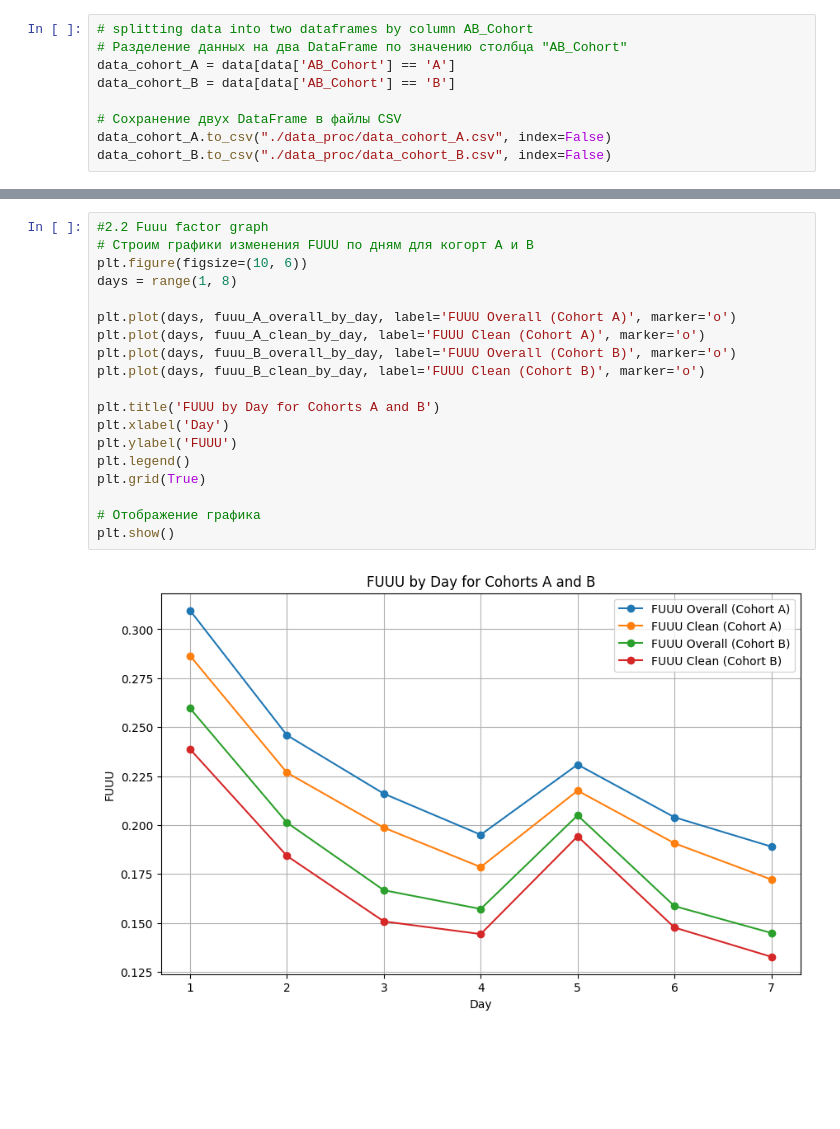
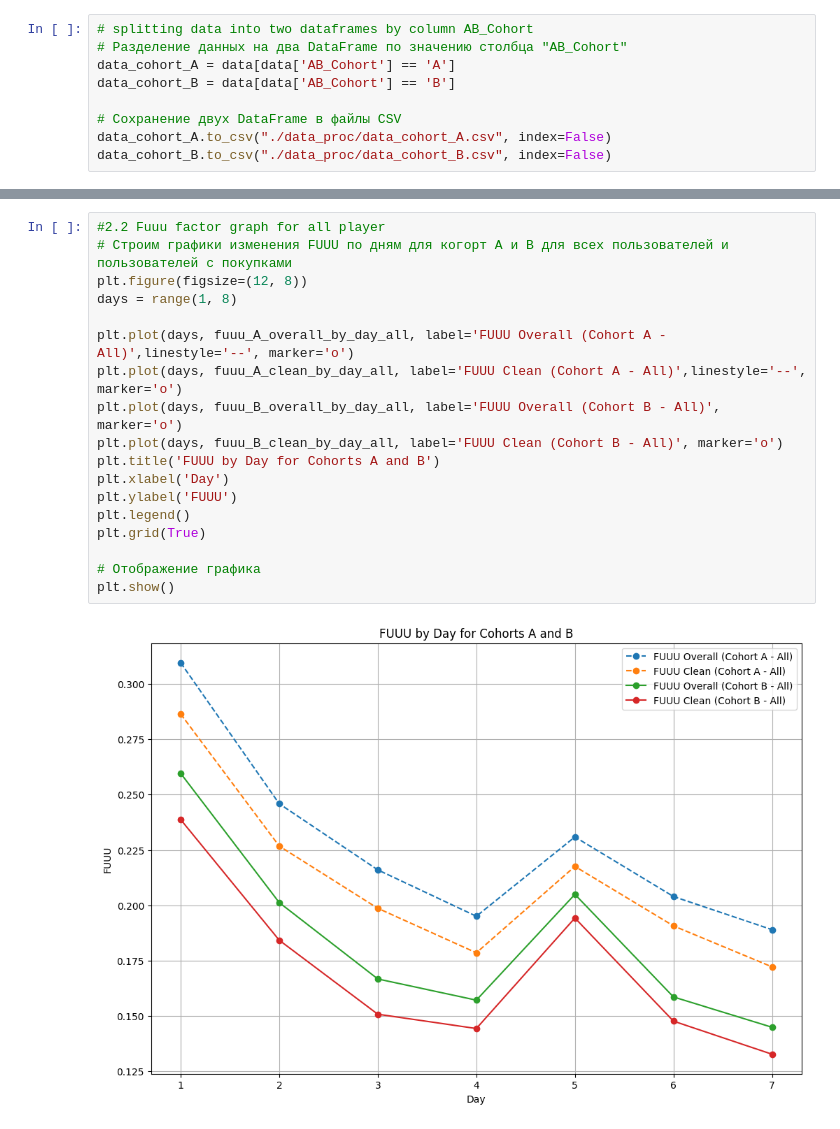
Before and after one commit to prosto-vlad19/A-B_testing_analysis, a Jupyter notebook: activity.ipynb, the cells around one changed output, grey strips where cells are left out. Saved outputs shown, nothing was run; the diff lists cells and outputs as text; blank space fills up the shorter version.

```diff
--- a/activity.ipynb
+++ b/activity.ipynb
@@ -162,21 +209,20 @@ FUUU Clean Sum (Cohort B): 1.1928309580048855
 # %%
-#2.2 Fuuu factor graph
-# Строим графики изменения FUUU по дням для когорт A и B
-plt.figure(figsize=(10, 6))
+#2.2 Fuuu factor graph for all player
+# Строим графики изменения FUUU по дням для когорт A и B для всех пользователей и пользователей с покупками
+plt.figure(figsize=(12, 8))
 days = range(1, 8)
 
-plt.plot(days, fuuu_A_overall_by_day, label='FUUU Overall (Cohort A)', marker='o')
-plt.plot(days, fuuu_A_clean_by_day, label='FUUU Clean (Cohort A)', marker='o')
-plt.plot(days, fuuu_B_overall_by_day, label='FUUU Overall (Cohort B)', marker='o')
-plt.plot(days, fuuu_B_clean_by_day, label='FUUU Clean (Cohort B)', marker='o')
-
+plt.plot(days, fuuu_A_overall_by_day_all, label='FUUU Overall (Cohort A - All)',linestyle='--', marker='o')
+plt.plot(days, fuuu_A_clean_by_day_all, label='FUUU Clean (Cohort A - All)',linestyle='--', marker='o')
+plt.plot(days, fuuu_B_overall_by_day_all, label='FUUU Overall (Cohort B - All)', marker='o')
+plt.plot(days, fuuu_B_clean_by_day_all, label='FUUU Clean (Cohort B - All)', marker='o')
 plt.title('FUUU by Day for Cohorts A and B')
 plt.xlabel('Day')
 plt.ylabel('FUUU')
 plt.legend()
 plt.grid(True)
 
 # Отображение графика
 plt.show()
 # %% [output]
-[figure, old version]
+[figure, new version]
```
Also changed, not shown: parts of 8 cells of this notebook.
